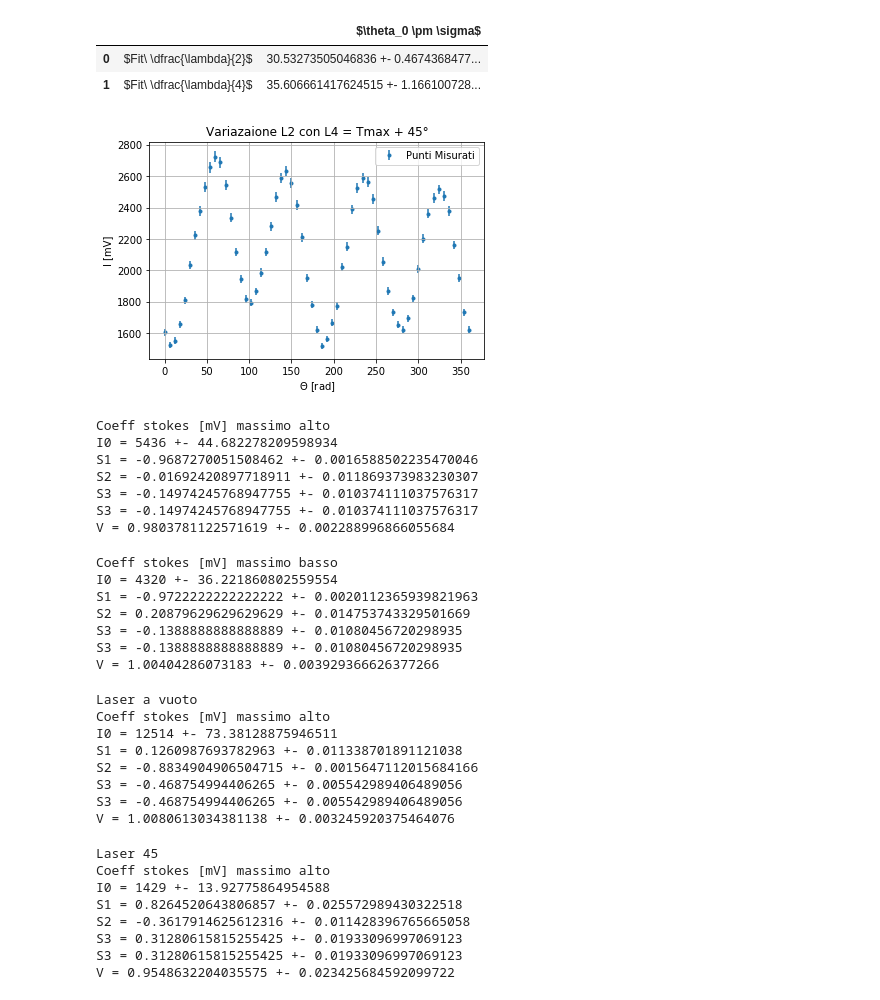
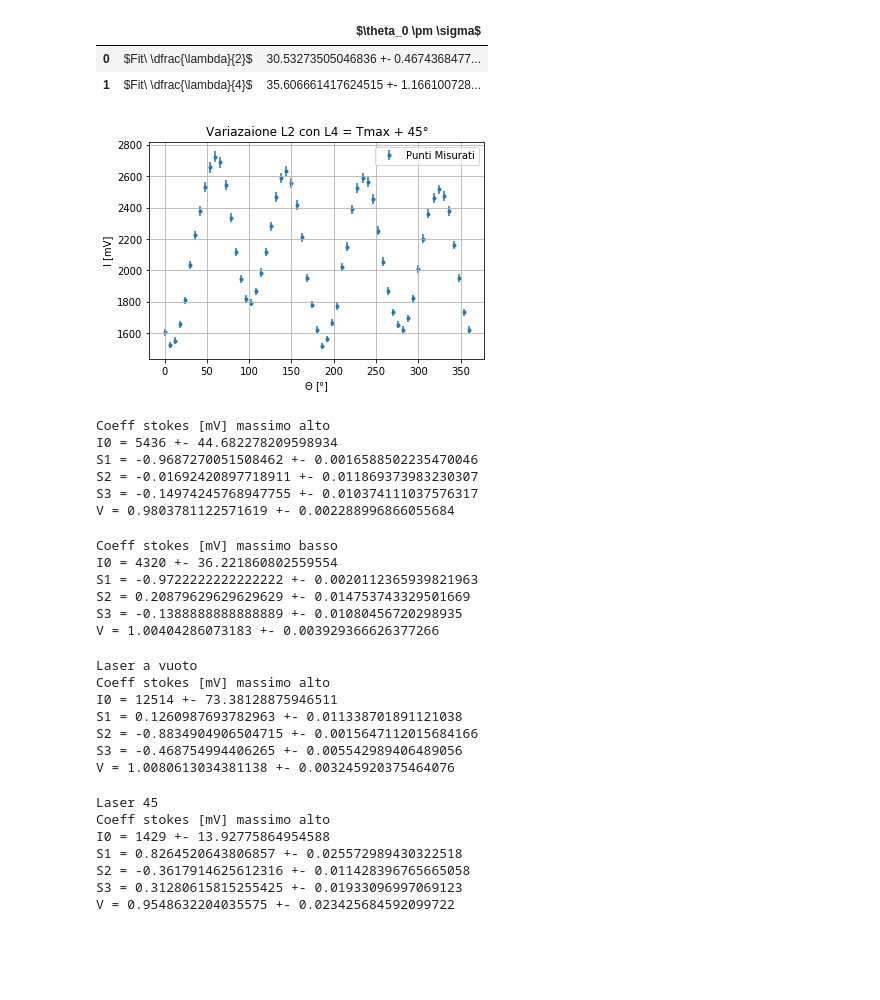
Before and after one commit to Kevin222-hub/Lab_reports, a Jupyter notebook: Ottica_3/Main.ipynb, the cells around one changed output. Saved outputs shown, nothing was run; the diff lists cells and outputs as text; code cells hidden in the pictures; blank space fills up the shorter version.

```diff
--- a/Ottica_3/Main.ipynb
+++ b/Ottica_3/Main.ipynb
@@ -109,25 +109,25 @@ Results
 # %%
 # Variazaione L2 con L4 = Tmax + 45°
 name = 'Data/VarL2.csv'
 df= pd.read_csv(name)
 theta = np.asarray(df.iloc[:,0])*pi/180
 I  = np.asarray(df.iloc[:,1])
 
 X = theta
 Y = I
 sY = 0.006*Y + 0.005*Y + 4
 
 plt.errorbar(X*180/pi,Y,yerr=sY, ls='', marker='.',label = 'Punti Misurati', zorder = 0)
 #plt.plot(x*180/pi,y,label = 'fit',color = 'orange',ls = '--',zorder = 1)
 
 plt.title('Variazaione L2 con L4 = Tmax + 45°')
-plt.xlabel('$\Theta$ [rad]')
+plt.xlabel('$\Theta$ [°]')
 plt.ylabel('I [mV]')
 plt.grid()
 plt.legend(loc = 'upper right')
 plt.show()
 # %% [output]
-[figure, old version]
+[figure, new version]
 # %%
 # Pt 3
 def sM(I):
@@ -176,7 +176,6 @@ print('I0 =',I0,'+-',sI0)
 print('S1 =',S1,'+-',sS1)
 print('S2 =',S2,'+-',sS2)
 print('S3 =',S3,'+-',sS3)
-print('S3 =',S3,'+-',sS3)
 print('V =',V,'+-',sV)
 # %% [output]
 Coeff stokes [mV] massimo alto
@@ -184,7 +183,6 @@ I0 = 5436 +- 44.682278209598934
 S1 = -0.9687270051508462 +- 0.0016588502235470046
 S2 = -0.01692420897718911 +- 0.011869373983230307
 S3 = -0.14974245768947755 +- 0.010374111037576317
-S3 = -0.14974245768947755 +- 0.010374111037576317
 V = 0.9803781122571619 +- 0.002288996866055684
 # %%
 # Coeff stokes [mV] massimo basso
@@ -197,7 +195,6 @@ print('I0 =',I0,'+-',sI0)
 print('S1 =',S1,'+-',sS1)
 print('S2 =',S2,'+-',sS2)
 print('S3 =',S3,'+-',sS3)
-print('S3 =',S3,'+-',sS3)
 print('V =',V,'+-',sV)
 # %% [output]
 Coeff stokes [mV] massimo basso
@@ -205,7 +202,6 @@ I0 = 4320 +- 36.221860802559554
 S1 = -0.9722222222222222 +- 0.0020112365939821963
 S2 = 0.20879629629629629 +- 0.014753743329501669
 S3 = -0.1388888888888889 +- 0.01080456720298935
-S3 = -0.1388888888888889 +- 0.01080456720298935
 V = 1.00404286073183 +- 0.003929366626377266
 # %%
 # Coeff stokes [mV] massimo alto  laser a vuoto
@@ -219,7 +215,6 @@ print('I0 =',I0,'+-',sI0)
 print('S1 =',S1,'+-',sS1)
 print('S2 =',S2,'+-',sS2)
 print('S3 =',S3,'+-',sS3)
-print('S3 =',S3,'+-',sS3)
 print('V =',V,'+-',sV)
 # %% [output]
 Laser a vuoto
@@ -228,7 +223,6 @@ I0 = 12514 +- 73.38128875946511
 S1 = 0.1260987693782963 +- 0.011338701891121038
 S2 = -0.8834904906504715 +- 0.0015647112015684166
 S3 = -0.468754994406265 +- 0.005542989406489056
-S3 = -0.468754994406265 +- 0.005542989406489056
 V = 1.0080613034381138 +- 0.003245920375464076
 # %%
 # Coeff stokes [mV] massimo alto  laser 45
@@ -241,7 +235,6 @@ print('I0 =',I0,'+-',sI0)
 print('S1 =',S1,'+-',sS1)
 print('S2 =',S2,'+-',sS2)
 print('S3 =',S3,'+-',sS3)
-print('S3 =',S3,'+-',sS3)
 print('V =',V,'+-',sV)
 # %% [output]
 Laser 45
@@ -250,7 +243,6 @@ I0 = 1429 +- 13.92775864954588
 S1 = 0.8264520643806857 +- 0.025572989430322518
 S2 = -0.3617914625612316 +- 0.011428396765665058
 S3 = 0.31280615815255425 +- 0.01933096997069123
-S3 = 0.31280615815255425 +- 0.01933096997069123
 V = 0.9548632204035575 +- 0.023425684592099722
 # %%
 # Coeff stokes [mV] massimo alto  laser 90   QUESTO NON VIENE CAZZO
```
Also changed, not shown: parts of 3 cells of this notebook.
